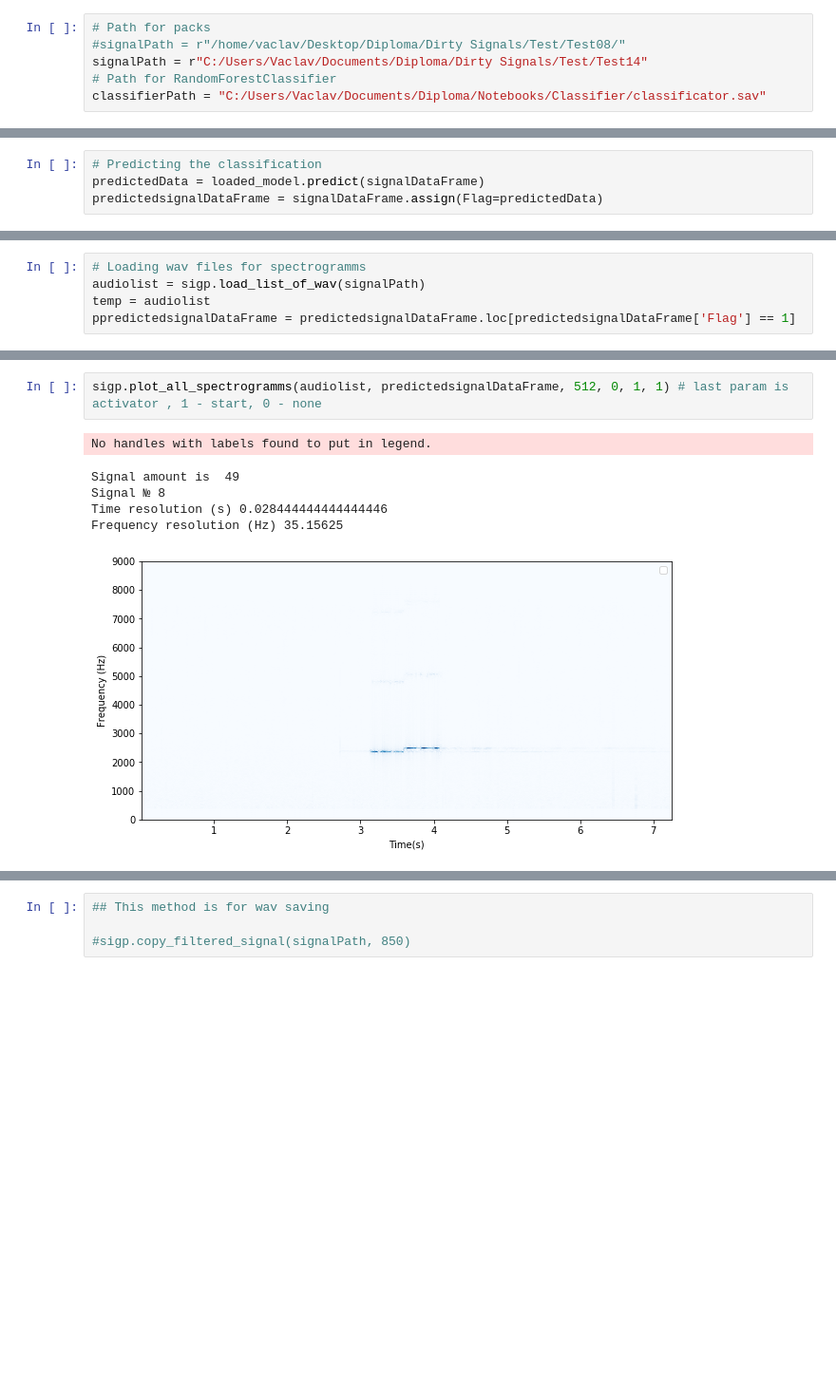
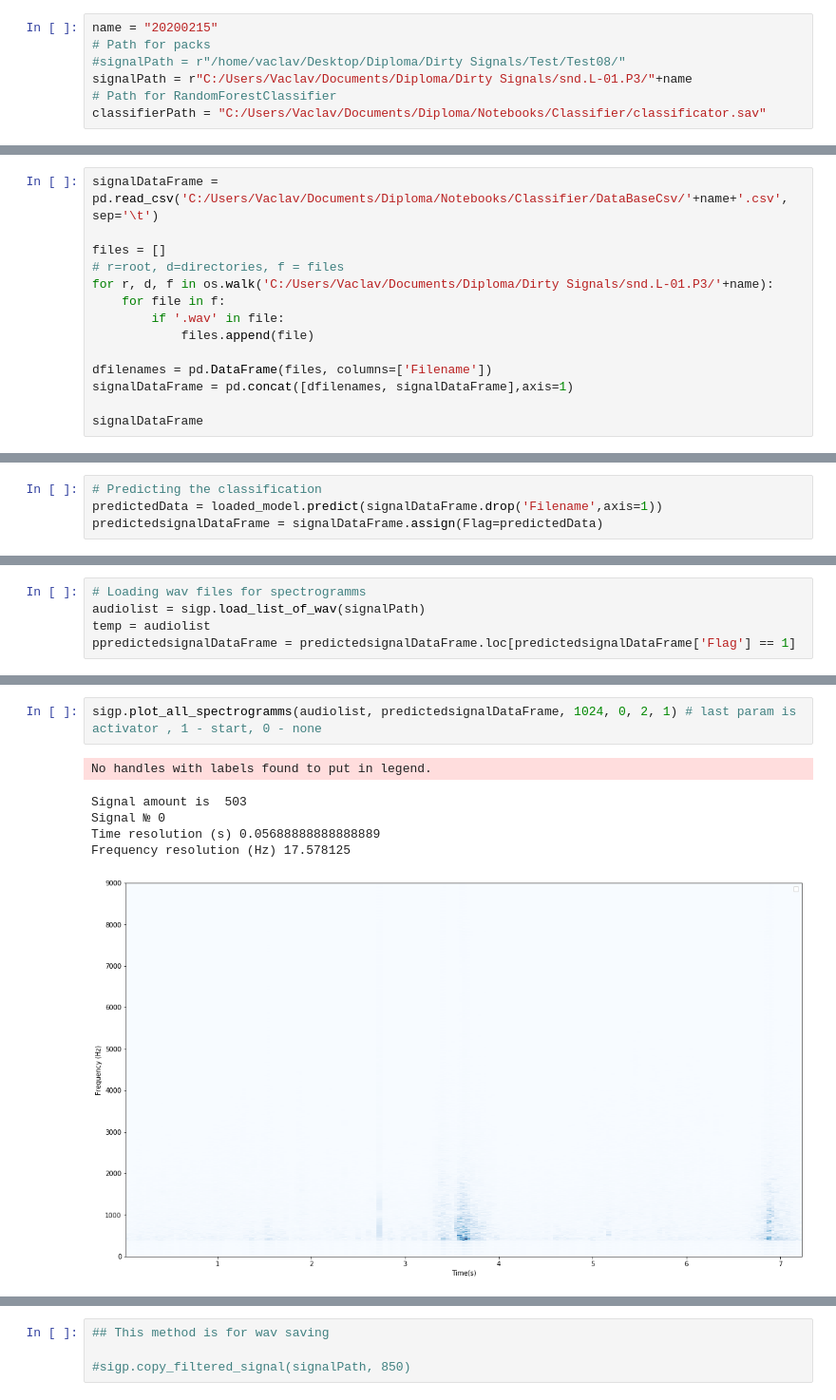
Before and after one commit to Waclaw-Nietzsche/Diploma, a Jupyter notebook: Classifier/BibaryClassifier_Test.ipynb, the cells around one changed output, grey strips where cells are left out. Shown at 95% size. Drawn from its saved outputs; the diff is of its cells as text; blank space fills up the shorter version.

```diff
--- a/Classifier/BibaryClassifier_Test.ipynb
+++ b/Classifier/BibaryClassifier_Test.ipynb
@@ -6,9 +6,10 @@ import signalprocessing as sigp
 import seaborn as sn
 import soundmfccparams as smfccp
 # %%
+name = "20200215"
 # Path for packs
 #signalPath = r"/home/vaclav/Desktop/Diploma/Dirty Signals/Test/Test08/"
-signalPath = r"C:/Users/Vaclav/Documents/Diploma/Dirty Signals/Test/Test14"
+signalPath = r"C:/Users/Vaclav/Documents/Diploma/Dirty Signals/snd.L-01.P3/"+name
 # Path for RandomForestClassifier
 classifierPath = "C:/Users/Vaclav/Documents/Diploma/Notebooks/Classifier/classificator.sav"
 # %%
@@ -39,0 +24,14 @@ signalDataFrame
+# %%
+signalDataFrame = pd.read_csv('C:/Users/Vaclav/Documents/Diploma/Notebooks/Classifier/DataBaseCsv/'+name+'.csv', sep='\t')
+
+files = []
+# r=root, d=directories, f = files
+for r, d, f in os.walk('C:/Users/Vaclav/Documents/Diploma/Dirty Signals/snd.L-01.P3/'+name):
+    for file in f:
+        if '.wav' in file:
+            files.append(file)
+
+dfilenames = pd.DataFrame(files, columns=['Filename'])
+signalDataFrame = pd.concat([dfilenames, signalDataFrame],axis=1)
+
+signalDataFrame
@@ -42,7 +54,7 @@ signalDataFrame
 loaded_model = pickle.load(open(classifierPath, 'rb'))
 # %%
 # Predicting the classification
-predictedData = loaded_model.predict(signalDataFrame)
+predictedData = loaded_model.predict(signalDataFrame.drop('Filename',axis=1))
 predictedsignalDataFrame = signalDataFrame.assign(Flag=predictedData)
 # %%
 sn.lmplot('Total MaxAmp', 'SCO', data=predictedsignalDataFrame, hue="Flag", fit_reg=False, markers=['.','+'])
@@ -67,9 +79,9 @@ ppredictedsignalDataFrame.head()
 # %%
-sigp.plot_all_spectrogramms(audiolist, predictedsignalDataFrame, 512, 0, 1, 1) # last param is activator , 1 - start, 0 - none
+sigp.plot_all_spectrogramms(audiolist, predictedsignalDataFrame, 1024, 0, 2, 1) # last param is activator , 1 - start, 0 - none
 # %% [output]
 No handles with labels found to put in legend.
-Signal amount is  49
-Signal № 8
-Time resolution (s) 0.028444444444444446
-Frequency resolution (Hz) 35.15625
+Signal amount is  503
+Signal № 0
+Time resolution (s) 0.05688888888888889
+Frequency resolution (Hz) 17.578125
-[figure, old version]
+[figure, new version]
```
Also changed, not shown: parts of 9 cells of this notebook, 9 other files.
